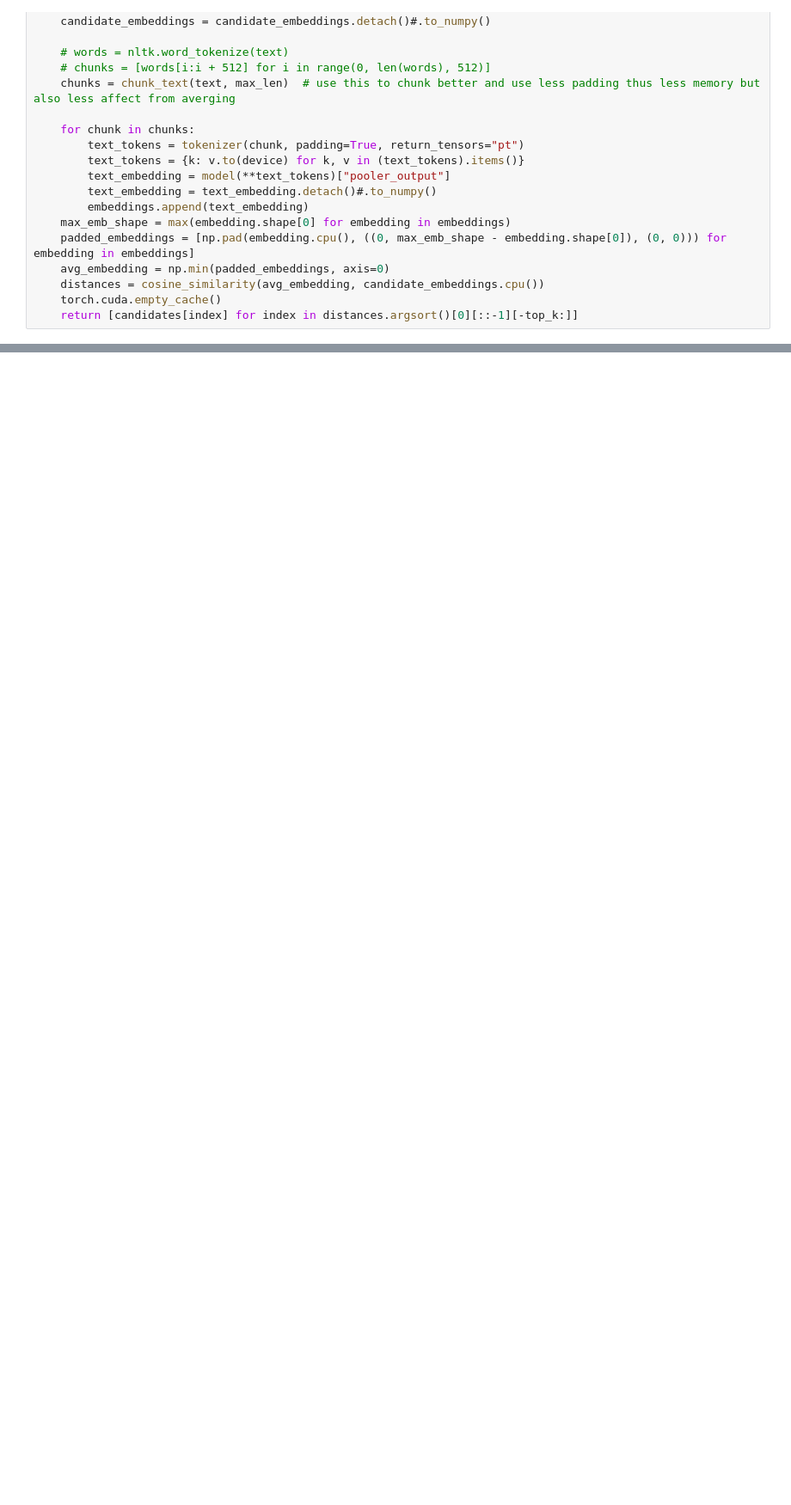
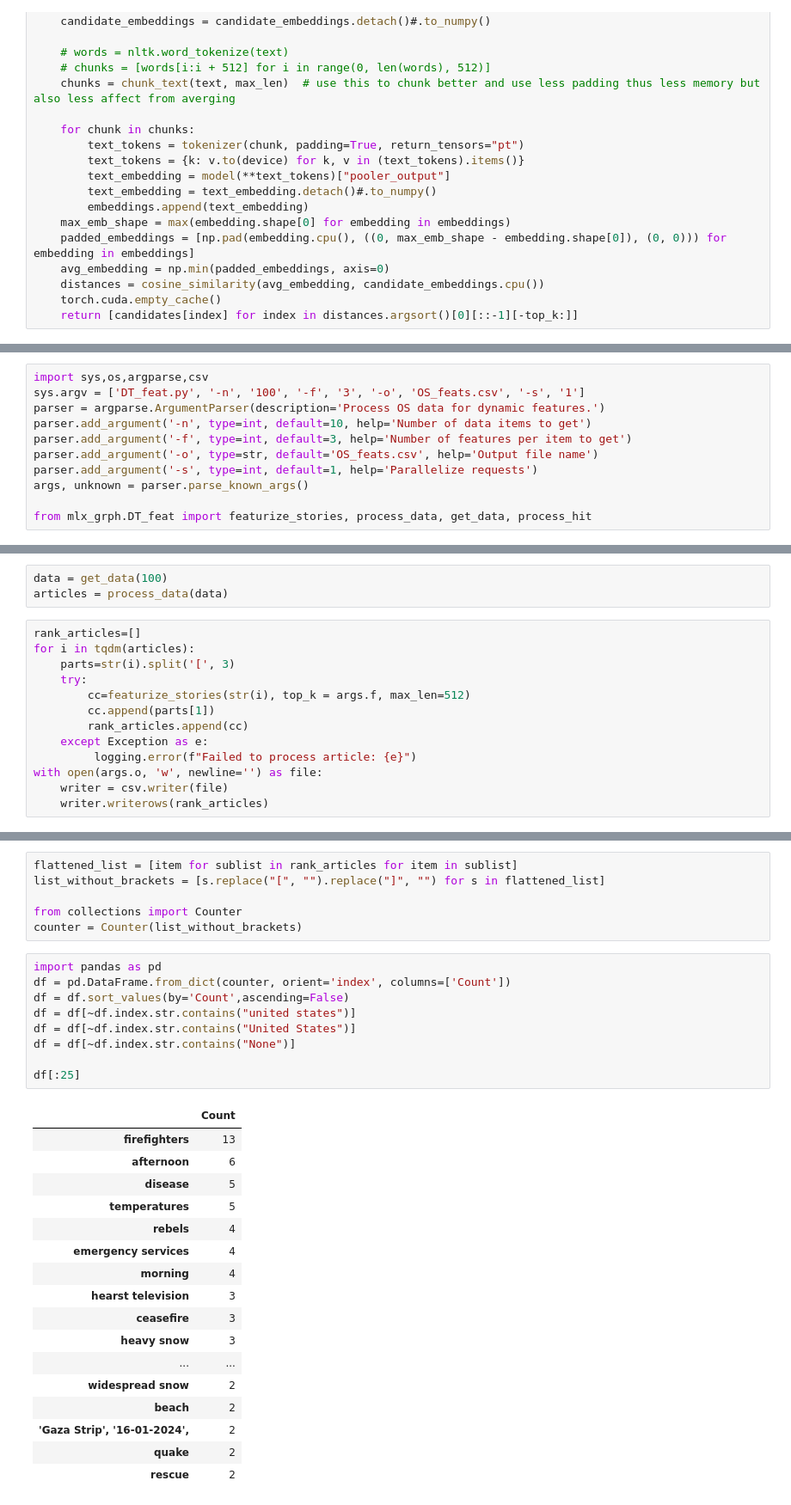
Before and after one commit to dcolinmorgan/DOTS, a Jupyter notebook: featurize_news.ipynb, the cells around one changed output, grey strips where cells are left out. Shown at 86% size. Cells and saved outputs as stored; diff of their text form; blank space fills up the shorter version.

```diff
--- a/featurize_news.ipynb
+++ b/featurize_news.ipynb
@@ -213,0 +197,11 @@ len(nouns)
+# %%
+import sys,os,argparse,csv
+sys.argv = ['DT_feat.py', '-n', '100', '-f', '3', '-o', 'OS_feats.csv', '-s', '1']
+parser = argparse.ArgumentParser(description='Process OS data for dynamic features.')
+parser.add_argument('-n', type=int, default=10, help='Number of data items to get')
+parser.add_argument('-f', type=int, default=3, help='Number of features per item to get')
+parser.add_argument('-o', type=str, default='OS_feats.csv', help='Output file name')
+parser.add_argument('-s', type=int, default=1, help='Parallelize requests')
+args, unknown = parser.parse_known_args()
+
+from mlx_grph.DT_feat import featurize_stories, process_data, get_data, process_hit
@@ -213,0 +218,16 @@ len(nouns)
+# %%
+data = get_data(100)
+articles = process_data(data)
+# %%
+rank_articles=[]
+for i in tqdm(articles):
+    parts=str(i).split('[', 3)
+    try:
+        cc=featurize_stories(str(i), top_k = args.f, max_len=512)
+        cc.append(parts[1])
+        rank_articles.append(cc)
+    except Exception as e:
+         logging.error(f"Failed to process article: {e}")
+with open(args.o, 'w', newline='') as file:
+    writer = csv.writer(file)
+    writer.writerows(rank_articles)
@@ -213,0 +238,33 @@ len(nouns)
+# %%
+flattened_list = [item for sublist in rank_articles for item in sublist]
+list_without_brackets = [s.replace("[", "").replace("]", "") for s in flattened_list]
+
+from collections import Counter
+counter = Counter(list_without_brackets)
+# %%
+import pandas as pd
+df = pd.DataFrame.from_dict(counter, orient='index', columns=['Count'])
+df = df.sort_values(by='Count',ascending=False)
+df = df[~df.index.str.contains("united states")]
+df = df[~df.index.str.contains("United States")]
+df = df[~df.index.str.contains("None")]
+
+df[:25]
+# %% [output]
+|  | Count |
+| firefighters | 13 |
+| afternoon | 6 |
+| disease | 5 |
+| temperatures | 5 |
+| rebels | 4 |
+| emergency services | 4 |
+| morning | 4 |
+| hearst television | 3 |
+| ceasefire | 3 |
+| heavy snow | 3 |
+| ... | ... |
+| widespread snow | 2 |
+| beach | 2 |
+| 'Gaza Strip', '16-01-2024', | 2 |
+| quake | 2 |
+| rescue | 2 |
```
Also changed, not shown: parts of 21 cells of this notebook.
